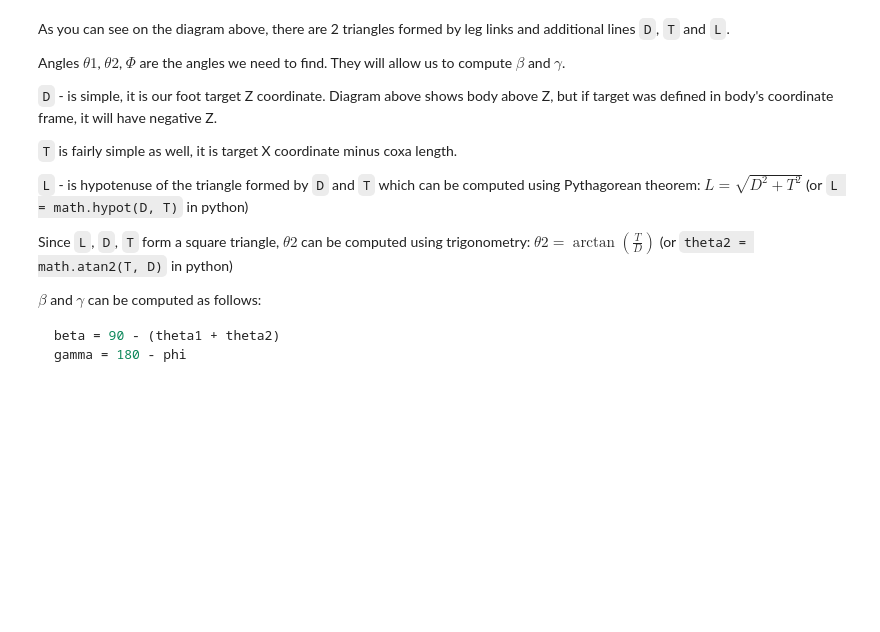
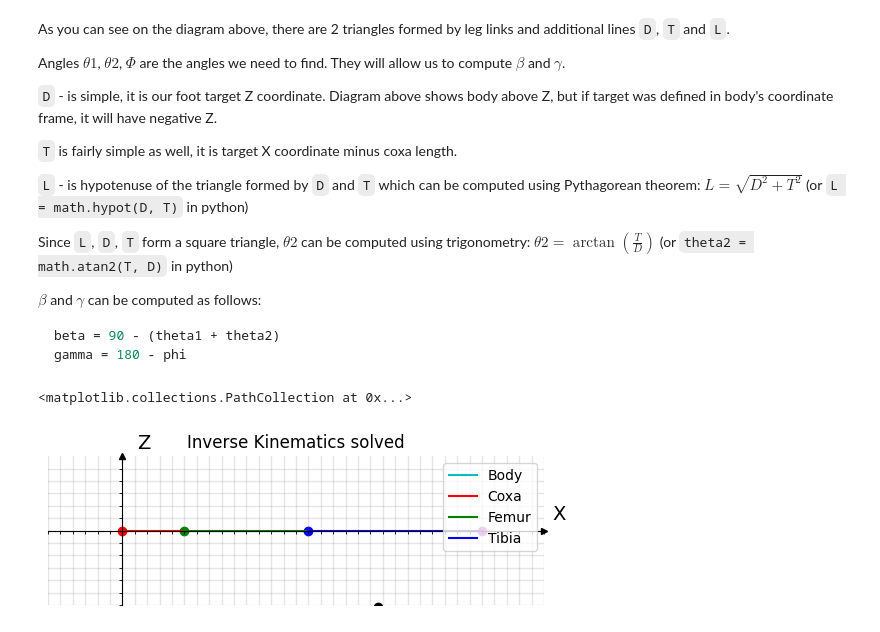
Before and after one commit to Dr-QP/Dr.QP, a Jupyter notebook: packages/runtime/drqp_brain/notebooks/getting_started_with_robot_ik.ipynb, the cells around one changed output. Saved outputs shown, nothing was run; the diff lists cells and outputs as text; code cells hidden in the pictures; blank space fills up the shorter version.

````diff
--- a/packages/runtime/drqp_brain/notebooks/getting_started_with_robot_ik.ipynb
+++ b/packages/runtime/drqp_brain/notebooks/getting_started_with_robot_ik.ipynb
@@ -295,3 +283,49 @@ $\beta$ and $\gamma$ can be computed as follows:
 beta = 90 - (theta1 + theta2)
 gamma = 180 - phi
 ```
+# %%
+%matplotlib inline
+
+def inverse_kinematics(coxa_length, femur_length, tibia_length, foot_target):
+    # This is the function that we need to implement
+
+    theta1, theta2, phi = 45, 45, 180 # Aka defaults
+    return theta1, theta2, phi
+
+
+foot_target = Point(20.61, -6.14, label='Foot target')
+
+coxa_len = 5
+femur_len = 10
+tibia_len = 14
+
+theta1, theta2, phi = inverse_kinematics(coxa_len, femur_len, tibia_len, foot_target)
+
+beta = 90 - (theta1 + theta2)
+gamma = 180 - phi
+
+model = forward_kinematics(
+    coxa_len,
+    femur_len,
+    tibia_len,
+    alpha,
+    beta,
+    gamma,
+
+    # Inverse kinematic is defined in terms of leg coordinate frame, so body length and start_z are 0
+    start_z=0,
+    body_length=0,
+)
+
+fig, ax, _, _ = plot_leg_with_points(
+    model,
+    'Inverse Kinematics solved',
+    no_link_labels=True,
+    no_joint_labels=True,
+    no_cartesian_ticks=True,
+)
+
+ax.scatter(foot_target.x, foot_target.y, color='k', label='Foot target')
+# %% [output]
+<matplotlib.collections.PathCollection at 0x...>
+[figure, added]
````
Also changed, not shown: parts of 5 cells of this notebook, 1 other file.
